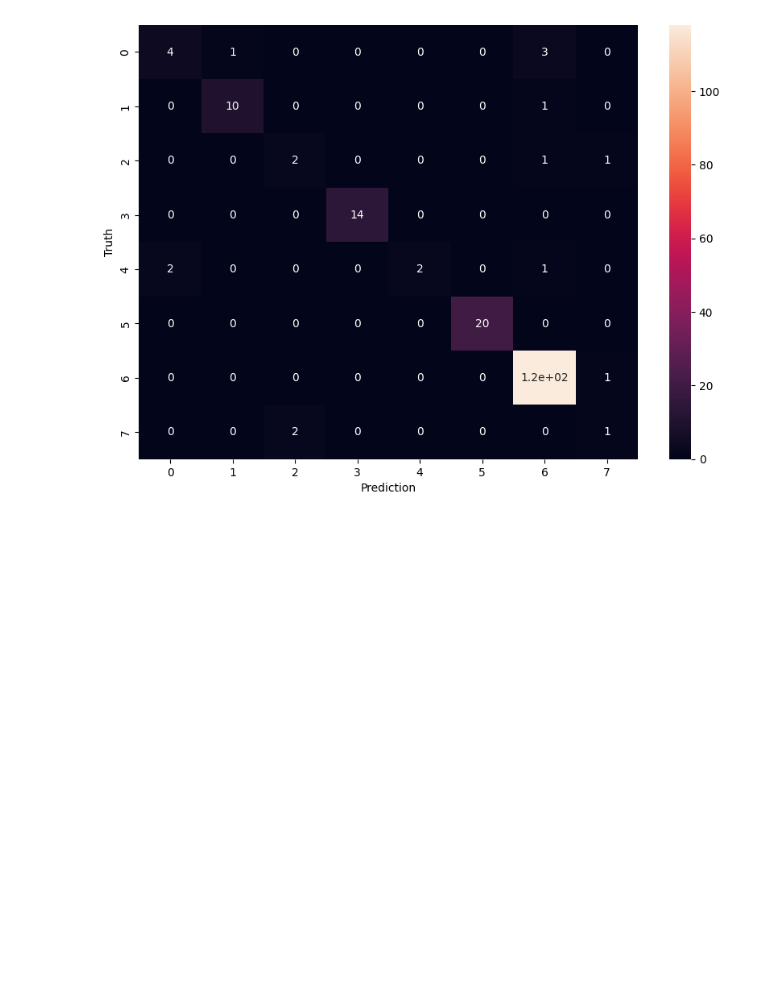
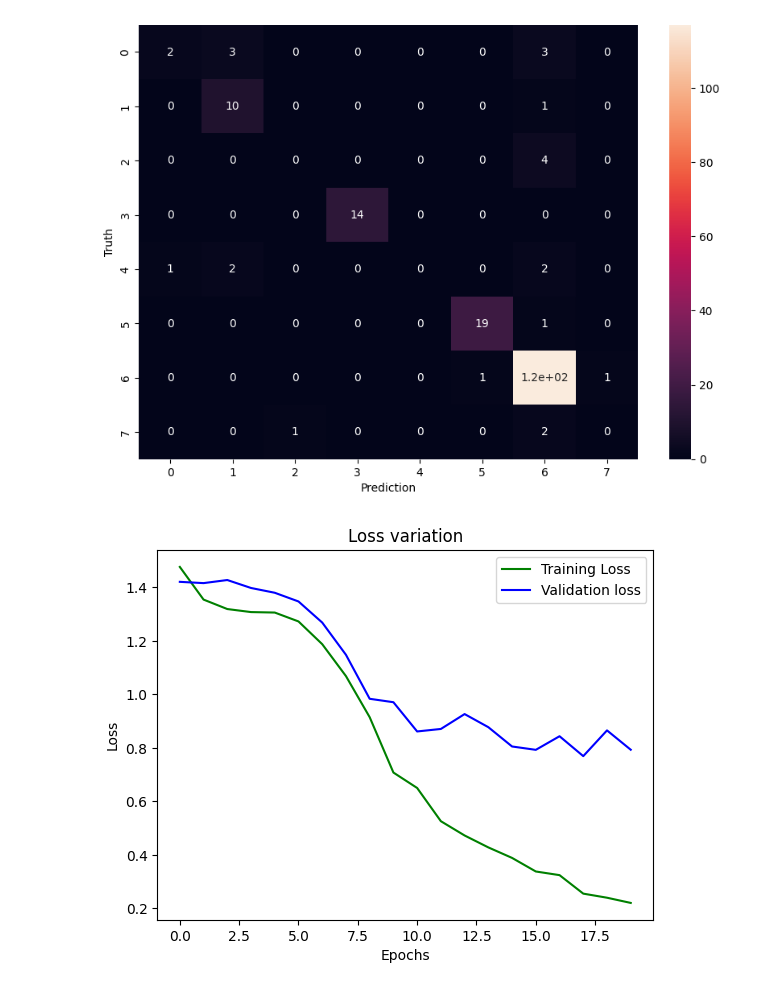
Before and after one commit to Prahmodh-Raj1/Emotion-Dection-Using-CNN, a Jupyter notebook: EmotionDetection.ipynb, the cells around one changed output. Cells and saved outputs as stored; diff of their text form; code cells hidden in the pictures; blank space fills up the shorter version.

```diff
--- a/EmotionDetection.ipynb
+++ b/EmotionDetection.ipynb
@@ -99,3 +97,8 @@ classifier_model.compile(optimizer='adam',loss='categorical_crossentropy',metric
+# %%
+classifier_model.compile(optimizer='adam',loss='categorical_crossentropy',metrics=['accuracy'])
+filepath = '/content/best_performing_model.sav'
+checkpoint = keras.callbacks.ModelCheckpoint(filepath = filepath,monitor='val_loss',verbose=1,save_best_only=True,mode='min')
+callbacks = [checkpoint]
 # %%
-classifier_model.fit(X_train,y_train,batch_size=32,epochs=50)
+history = classifier_model.fit(X_train,y_train,batch_size=32,epochs=20,validation_split=0.2,callbacks=callbacks)
 # %% [output]
@@ -156,3 +141,15 @@ plt.ylabel('Truth')
 plt.show()
 # %% [output]
 [figure]
+# %%
+#Plotting the training history
+plt.plot(history.history['loss'],color='green',label='Training Loss')
+plt.plot(history.history['val_loss'],color='blue',label='Validation loss')
+plt.legend(loc='upper right')
+plt.title('Loss variation')
+plt.savefig('Model Training History')
+plt.xlabel('Epochs')
+plt.ylabel('Loss')
+plt.show()
+# %% [output]
+[figure, added]
```
Also changed, not shown: parts of 8 cells of this notebook.
